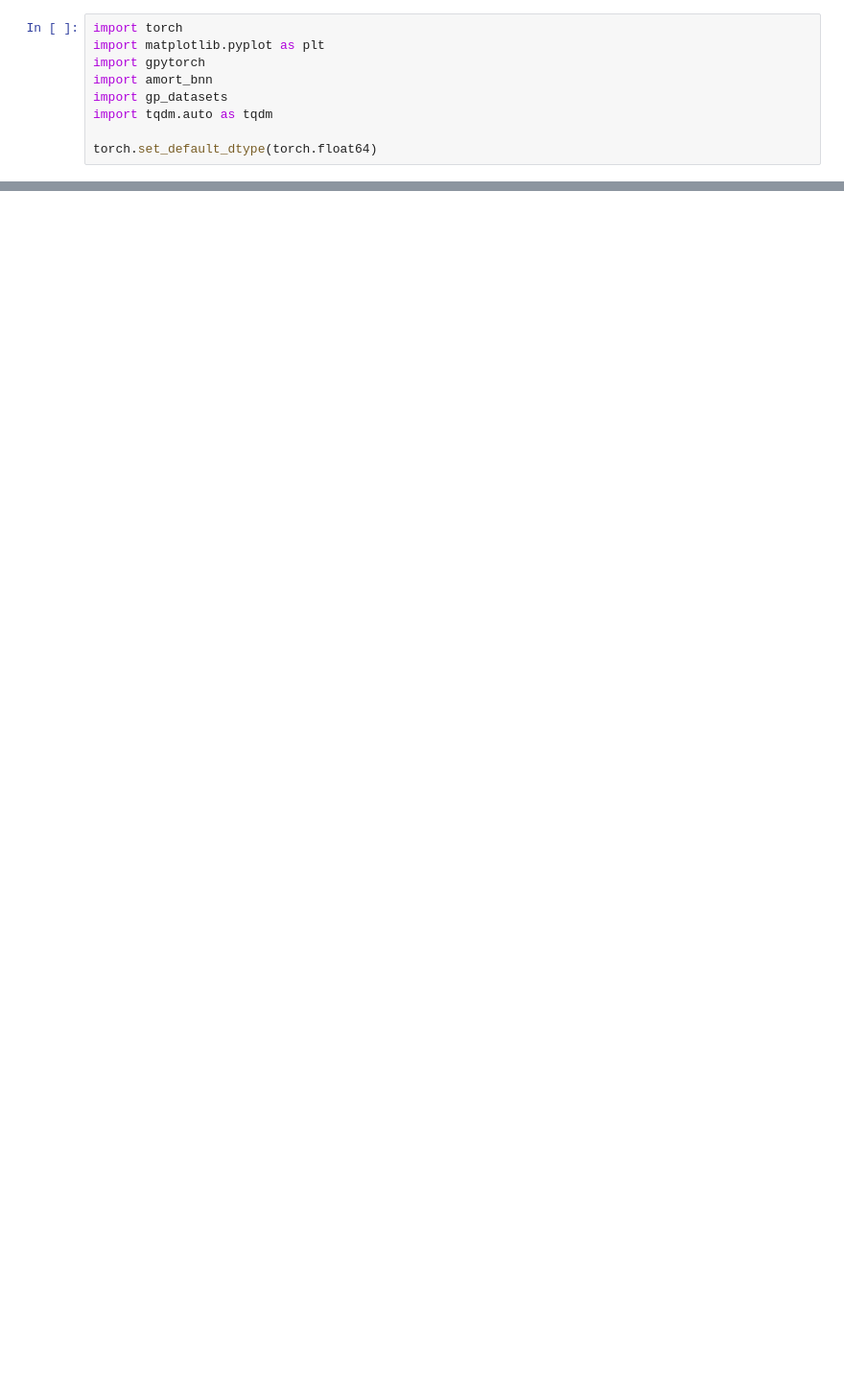
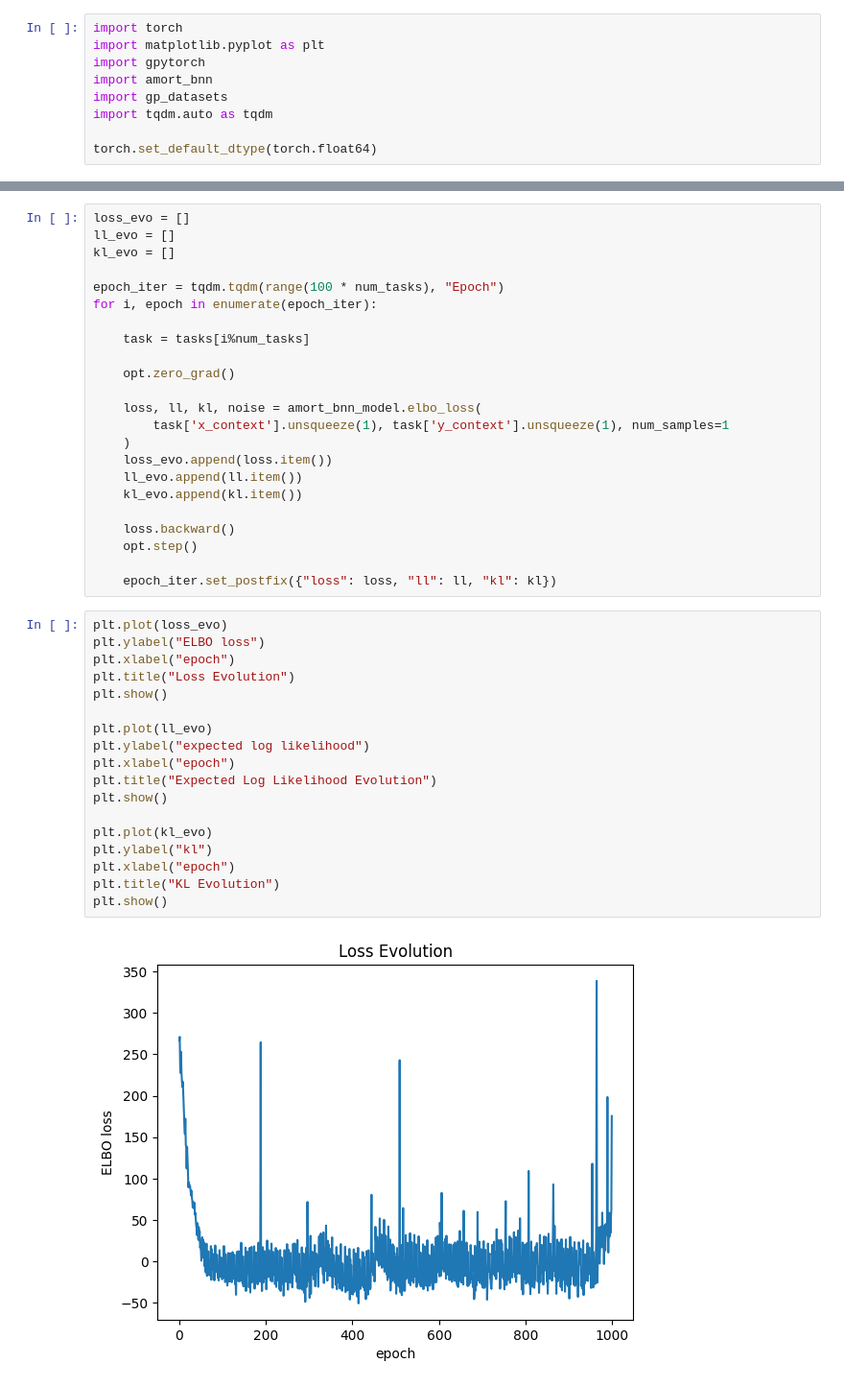
Before and after one commit to Sheev13/bnn_amort_inf, a Jupyter notebook: amort_bnn_meta_learning.ipynb, the cells around one changed output, grey strips where cells are left out. Shown: that part at 96% size. Cells and saved outputs as stored; diff of their text form; blank space fills up the shorter version.

```diff
--- a/amort_bnn_meta_learning.ipynb
+++ b/amort_bnn_meta_learning.ipynb
@@ -25,0 +39,43 @@ plt.show()
+# %%
+loss_evo = []
+ll_evo = []
+kl_evo = []
+
+epoch_iter = tqdm.tqdm(range(100 * num_tasks), "Epoch")
+for i, epoch in enumerate(epoch_iter):
+
+    task = tasks[i%num_tasks]
+
+    opt.zero_grad()
+
+    loss, ll, kl, noise = amort_bnn_model.elbo_loss(
+        task['x_context'].unsqueeze(1), task['y_context'].unsqueeze(1), num_samples=1
+    )
+    loss_evo.append(loss.item())
+    ll_evo.append(ll.item())
+    kl_evo.append(kl.item())
+
+    loss.backward()
+    opt.step()
+
+    epoch_iter.set_postfix({"loss": loss, "ll": ll, "kl": kl})
+# %%
+plt.plot(loss_evo)
+plt.ylabel("ELBO loss")
+plt.xlabel("epoch")
+plt.title("Loss Evolution")
+plt.show()
+
+plt.plot(ll_evo)
+plt.ylabel("expected log likelihood")
+plt.xlabel("epoch")
+plt.title("Expected Log Likelihood Evolution")
+plt.show()
+
+plt.plot(kl_evo)
+plt.ylabel("kl")
+plt.xlabel("epoch")
+plt.title("KL Evolution")
+plt.show()
+# %% [output]
+[figure, added]
```
Also changed, not shown: parts of 7 cells of this notebook.
